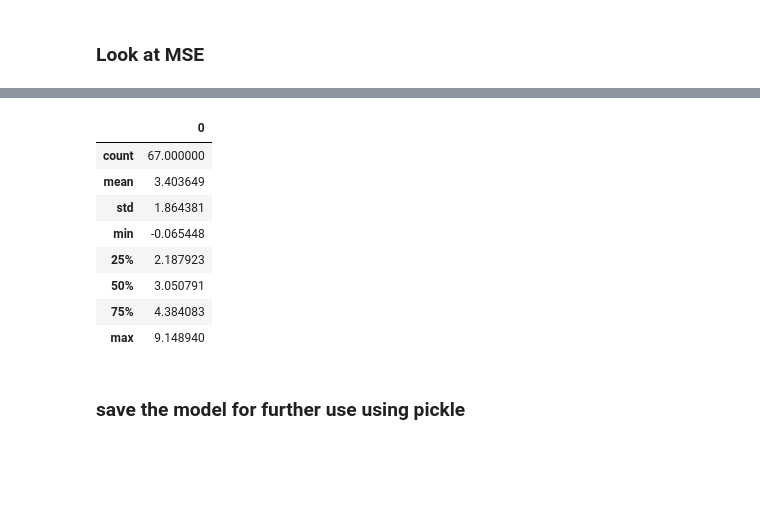
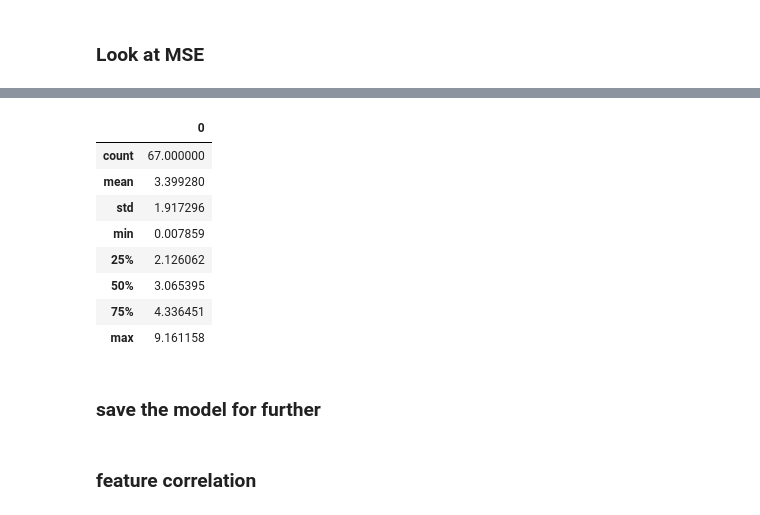
Before and after one commit to yueying-teng/RF, a Jupyter notebook: GR_RF.ipynb, the cells around one changed output, grey strips where cells are left out. Cells and saved outputs as stored; diff of their text form; code cells hidden in the pictures; blank space fills up the shorter version.

```diff
--- a/GR_RF.ipynb
+++ b/GR_RF.ipynb
@@ -410,7 +412,7 @@ regr.get_params()
  'warm_start': False}
 # %%
 from collections import OrderedDict
-# use (1 - OOB_score_) preliminary on the number of trees needed in the forest
+# use (1 - OOB_score_) preliminary checking on the number of trees needed in the forest
 
 # x = data2[featurelist]
 # y = data2['MKTCAP']
@@ -418,28 +420,27 @@ from collections import OrderedDict
 x = x_train
 y = y_train
 
+p = len(featurelist)
+
 ensemble_regs = [
     ("RandomForestRegressor, max_features='sqrt'",
         RandomForestRegressor(max_features = 'sqrt', random_state = 0, bootstrap=True, oob_score = True)),
-    ("RandomForestRegressor, max_features='log2'",
-        RandomForestRegressor(max_features = 'log2', random_state = 0, bootstrap=True, oob_score = True)),
-    ("RandomForestRegressor, max_features=None",
-        RandomForestRegressor(max_features = None, random_state = 0, bootstrap=True, oob_score = True))
+    ("RandomForestRegressor, max_features='p/3'",
+        RandomForestRegressor(max_features = int(p/3), random_state = 0, bootstrap=True, oob_score = True)),
+    ("RandomForestRegressor, max_features = '30'",
+        RandomForestRegressor(max_features = 30, random_state = 0, bootstrap=True, oob_score = True))
 ]
 
 # Map a regressor name to a list of (<n_estimators>, <error rate>) pairs.
 error_rate = OrderedDict((label, []) for label, _ in ensemble_regs)
 
 # Range of `n_estimators` values to explore.
-# min_estimators = 10
-# max_estimators = 170
-
-min_estimators = 200
-max_estimators = 600
+min_estimators = 10
+max_estimators = 200
 
 
 for label, reg in ensemble_regs:
-    for i in range(min_estimators, max_estimators + 100):
+    for i in range(min_estimators, max_estimators + 1):
         reg.set_params(n_estimators=i)
         reg.fit(x, y)
 
@@ -531,12 +533,11 @@ param_range[0]
 from sklearn.grid_search import GridSearchCV
 
 # data
-x, y = data2[featurelist], data2['MKTCAP']
-x_train, x_test, y_train, y_test =  train_test_split(x, y, test_size = 0.2, random_state = 0)
+x_train, x_test, y_train, y_test =  train_test_split(data2[featurelist], data2['MKTCAP'], test_size = 0.2, random_state = 0)
 # %%
 model = RandomForestRegressor(random_state = 0, oob_score = True, bootstrap = True)
-param_grid = { "n_estimators"      : [800, 600, 700],
-           "max_features"      : ['sqrt', 10, 11],
+param_grid = { "n_estimators"      : [100, 150, 50],
+           "max_features"      : ['sqrt', 30, int(p/3)],
            "max_depth"         : [None],
 #            "min_samples_split" : [2, 3, 4]
              }
@@ -847,17 +856,17 @@ MSE from training data is 0.637619287581031
 # %%
-pd.DataFrame(mse).describe()
+pd.DataFrame(sse).describe()
 # %% [output]
 |  | 0 |
 | count | 67.000000 |
-| mean | 3.403649 |
-| std | 1.864381 |
-| min | -0.065448 |
-| 25% | 2.187923 |
-| 50% | 3.050791 |
-| 75% | 4.384083 |
-| max | 9.148940 |
+| mean | 3.399280 |
+| std | 1.917296 |
+| min | 0.007859 |
+| 25% | 2.126062 |
+| 50% | 3.065395 |
+| 75% | 4.336451 |
+| max | 9.161158 |
 # %% [markdown]
-### save the model for further use using pickle
+### save the model for further
 # %%
 import pickle
 # %%
@@ -871,3 +880,5 @@ pickle.dump(model_tuned, open(filename, 'wb'))
 # loaded_model = pickle.load(open(filename, 'rb'))
 # result = loaded_model.score(X_test, Y_test)
 # print(result)
+# %% [markdown]
+### feature correlation
```
Also changed, not shown: parts of 66 cells of this notebook.
